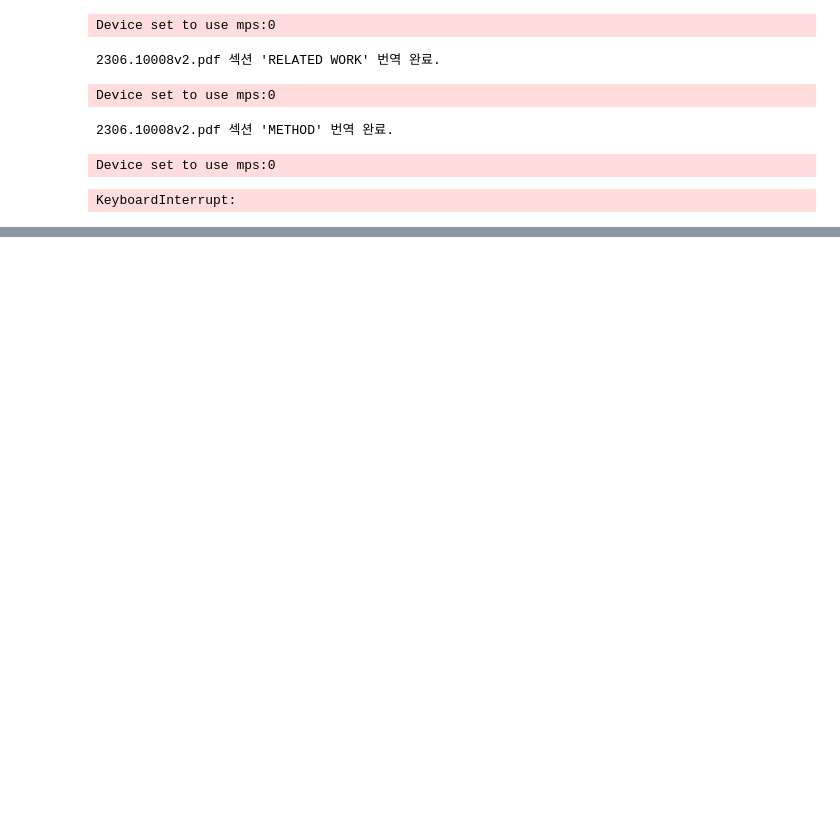
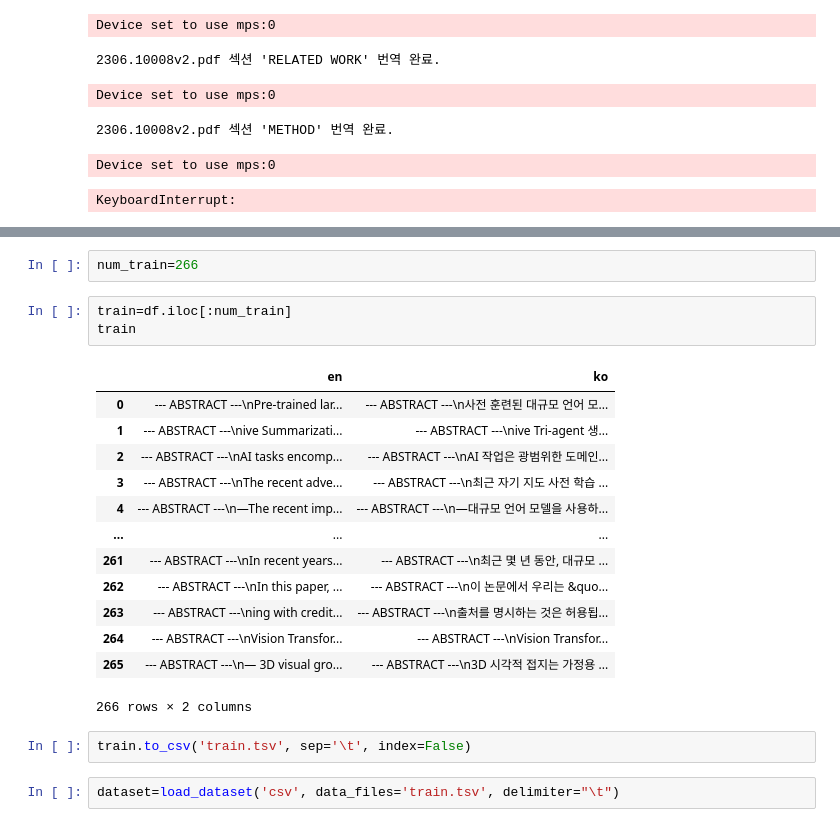
Before and after one commit to bean980310/OCR, a Jupyter notebook: notebook/notebook.ipynb, the cells around one changed output, grey strips where cells are left out. Cells and saved outputs as stored; diff of their text form; blank space fills up the shorter version.

```diff
--- a/notebook/notebook.ipynb
+++ b/notebook/notebook.ipynb
@@ -777,0 +959,23 @@ KeyboardInterrupt:
+# %%
+num_train=266
+# %%
+train=df.iloc[:num_train]
+train
+# %% [output]
+|  | en | ko |
+| 0 | --- ABSTRACT ---\nPre-trained lar... | --- ABSTRACT ---\n사전 훈련된 대규모 언어 모... |
+| 1 | --- ABSTRACT ---\nive Summarizati... | --- ABSTRACT ---\nive Tri-agent 생... |
+| 2 | --- ABSTRACT ---\nAI tasks encomp... | --- ABSTRACT ---\nAI 작업은 광범위한 도메인... |
+| 3 | --- ABSTRACT ---\nThe recent adve... | --- ABSTRACT ---\n최근 자기 지도 사전 학습 ... |
+| 4 | --- ABSTRACT ---\n—The recent imp... | --- ABSTRACT ---\n―대규모 언어 모델을 사용하... |
+| ... | ... | ... |
+| 261 | --- ABSTRACT ---\nIn recent years... | --- ABSTRACT ---\n최근 몇 년 동안, 대규모 ... |
+| 262 | --- ABSTRACT ---\nIn this paper, ... | --- ABSTRACT ---\n이 논문에서 우리는 &quo... |
+| 263 | --- ABSTRACT ---\ning with credit... | --- ABSTRACT ---\n출처를 명시하는 것은 허용됩... |
+| 264 | --- ABSTRACT ---\nVision Transfor... | --- ABSTRACT ---\nVision Transfor... |
+| 265 | --- ABSTRACT ---\n— 3D visual gro... | --- ABSTRACT ---\n3D 시각적 접지는 가정용 ... |
+266 rows × 2 columns
+# %%
+train.to_csv('train.tsv', sep='\t', index=False)
+# %%
+dataset=load_dataset('csv', data_files='train.tsv', delimiter="\t")
```
Also changed, not shown: parts of 43 cells of this notebook, 3 other files.
